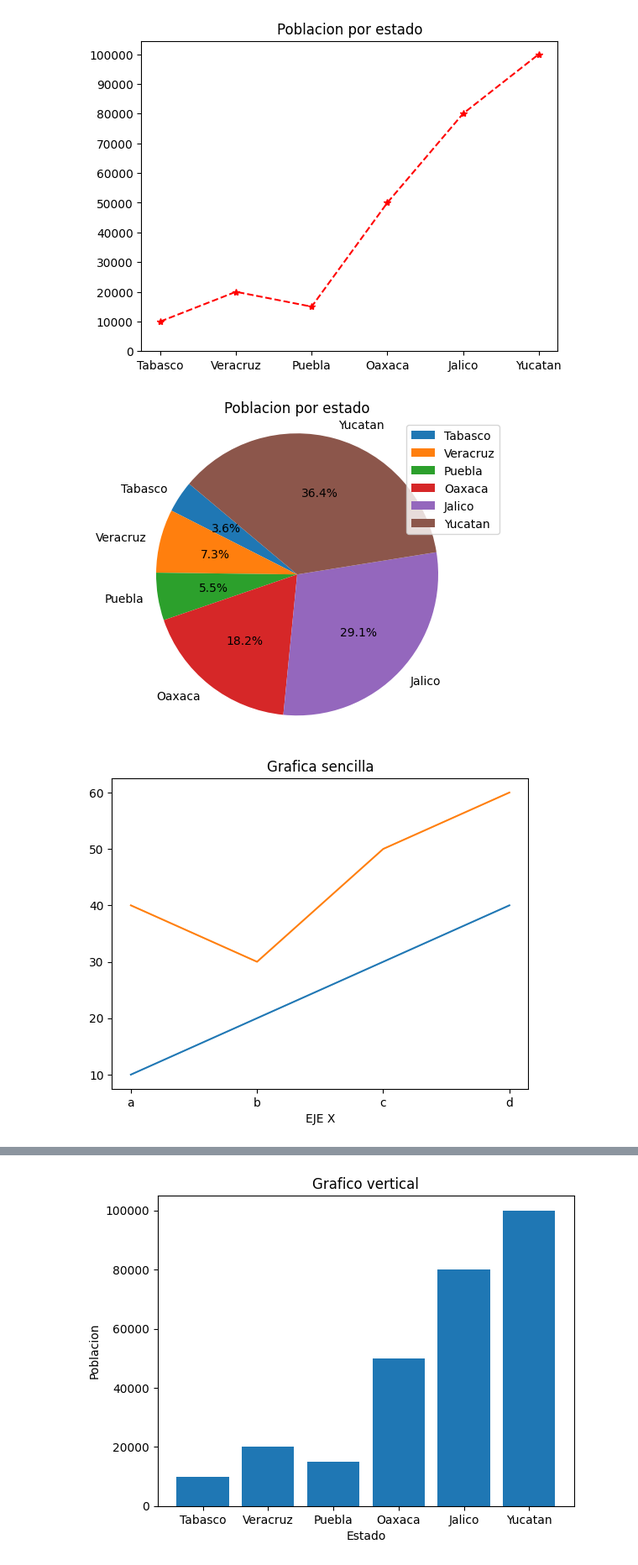
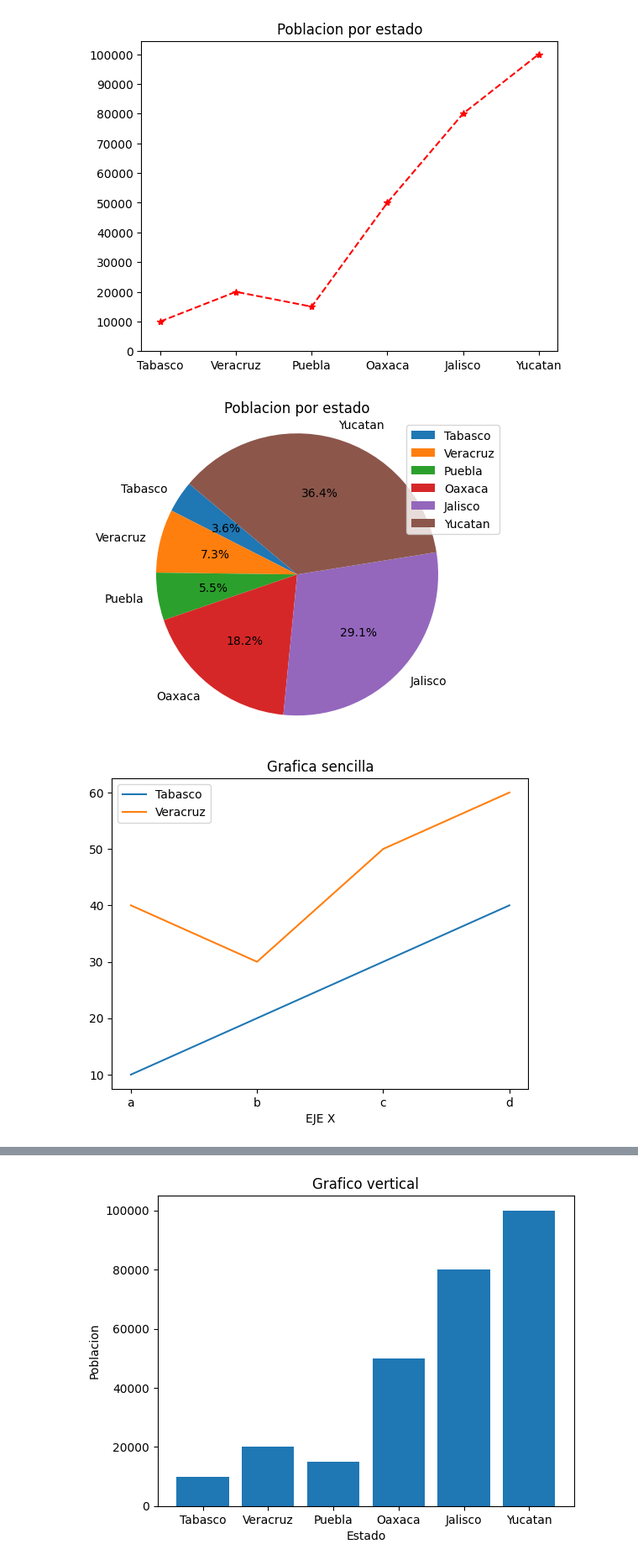
Before and after one commit to mateo469/curso_python_2025_2026, a Jupyter notebook: Matplotlib/Matploit.ipynb, the cells around one changed output, grey strips where cells are left out. Shown: that part at 84% size. Cells and saved outputs as stored; diff of their text form; code cells hidden in the pictures.

```diff
--- a/Matplotlib/Matploit.ipynb
+++ b/Matplotlib/Matploit.ipynb
@@ -52,7 +52,7 @@ import os
 #print(os.getcwd())
 
 #Crear un grafico simple de poblacion por estado
-eje_x = ['Tabasco', 'Veracruz', 'Puebla', 'Oaxaca', 'Jalico', 'Yucatan']
+eje_x = ['Tabasco', 'Veracruz', 'Puebla', 'Oaxaca', 'Jalisco', 'Yucatan']
 eje_Y = [10000, 20000, 15000, 50000, 80000, 100000]
 plt.bar(eje_x, eje_Y, color = 'blue', width=0.5)
 plt.title('Poblacion por estado')#Mostrar titulo
@@ -85,19 +85,20 @@ plt.axis('equal')
 plt.savefig('Grafico_Pastel.png')
 plt.show()
 # %% [output]
-[figure, old version]
+[figure, new version]
 # %%
 #Grafica basica
 EjeX = ['a', 'b', 'c', 'd']
 dat1 = [10, 20, 30, 40]
 dat2 = [40, 30, 50, 60]
 plt.plot(EjeX, dat1)
 plt.plot(EjeX, dat2)
 plt.xlabel('EJE X')
+plt.legend(eje_x)
 plt.title('Grafica sencilla')
 plt.show()
 # %% [output]
-[figure, old version]
+[figure, new version]
 # %%
 #Grafico usando ramdon
 años = [2010, 2011, 2012, 2013, 2014, 2015, 2016, 2017, 2018, 2019]
```
Also changed, not shown: parts of 9 cells of this notebook, 10 other files.
